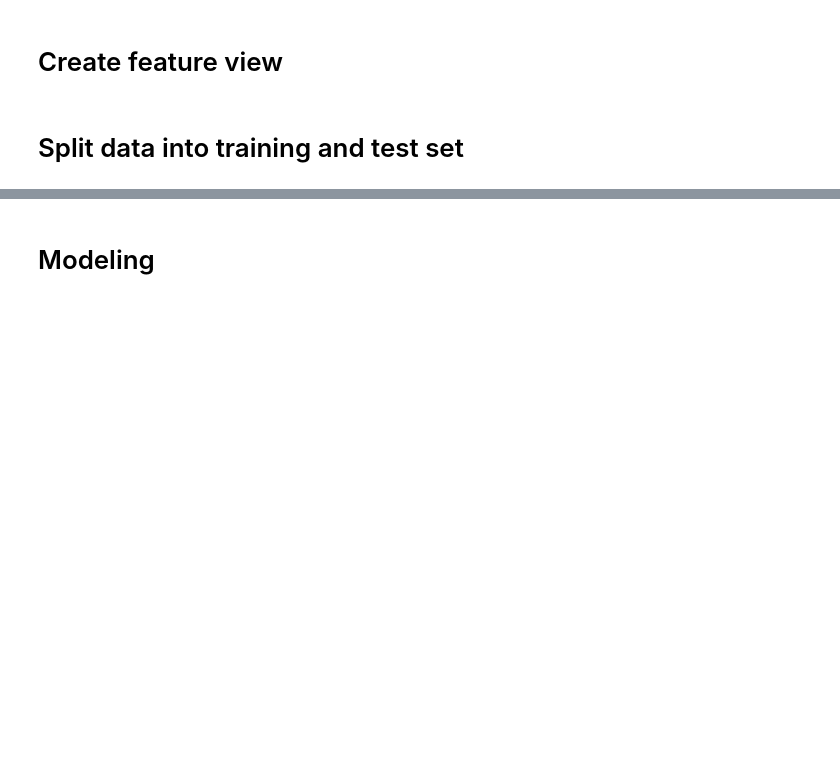
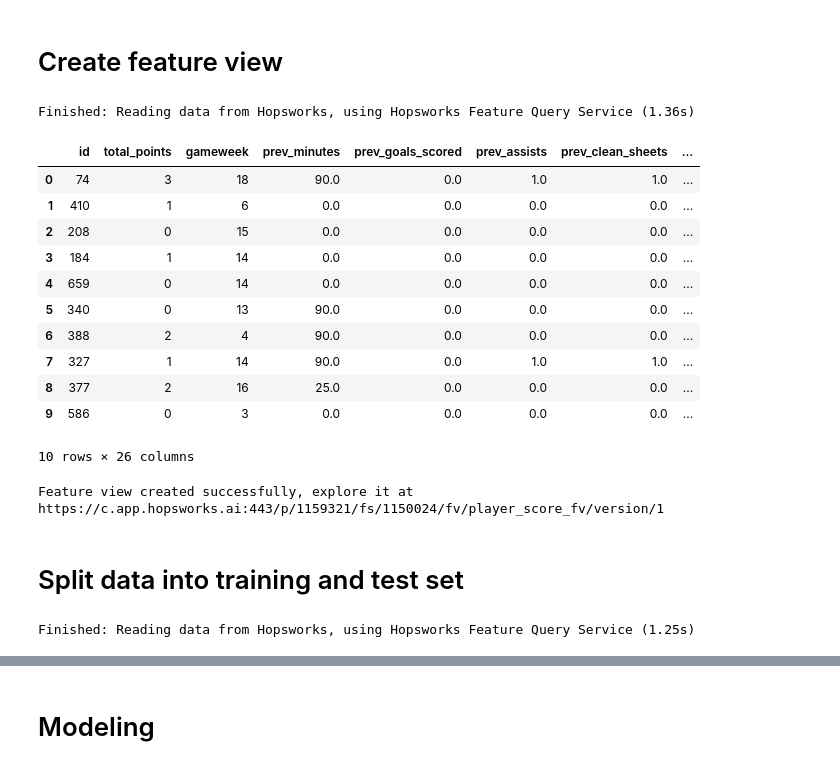
Before and after one commit to RubenvanGemeren/ID2223-Scalable-Machine-Learning, a Jupyter notebook: fpl_project/3_fpl_training_pipeline.ipynb, the cells around one changed output, grey strips where cells are left out. Saved outputs shown, nothing was run; the diff lists cells and outputs as text; code cells hidden in the pictures; blank space fills up the shorter version.

Commit message:
updated hopsworks version and copied util file
plotting not working yet

```diff
--- a/fpl_project/3_fpl_training_pipeline.ipynb
+++ b/fpl_project/3_fpl_training_pipeline.ipynb
@@ -48,8 +45,22 @@ TypeError: FeatureStore.__init__() missing 1 required positional argument: 'hive
 # Create feature view
 # %%
 # Select features
-selected_features = player_fg.selectAll()
+selected_features = player_fg.select_all()
 selected_features.show(10)
+# %% [output]
+Finished: Reading data from Hopsworks, using Hopsworks Feature Query Service (1.36s)
+|  | id | total_points | gameweek | prev_minutes | prev_goals_scored | prev_assists | prev_clean_sheets | ... |
+| 0 | 74 | 3 | 18 | 90.0 | 0.0 | 1.0 | 1.0 | ... |
+| 1 | 410 | 1 | 6 | 0.0 | 0.0 | 0.0 | 0.0 | ... |
+| 2 | 208 | 0 | 15 | 0.0 | 0.0 | 0.0 | 0.0 | ... |
+| 3 | 184 | 1 | 14 | 0.0 | 0.0 | 0.0 | 0.0 | ... |
+| 4 | 659 | 0 | 14 | 0.0 | 0.0 | 0.0 | 0.0 | ... |
+| 5 | 340 | 0 | 13 | 90.0 | 0.0 | 0.0 | 0.0 | ... |
+| 6 | 388 | 2 | 4 | 90.0 | 0.0 | 0.0 | 0.0 | ... |
+| 7 | 327 | 1 | 14 | 90.0 | 0.0 | 1.0 | 1.0 | ... |
+| 8 | 377 | 2 | 16 | 25.0 | 0.0 | 0.0 | 0.0 | ... |
+| 9 | 586 | 0 | 3 | 0.0 | 0.0 | 0.0 | 0.0 | ... |
+10 rows × 26 columns
 # %%
 # Create feature view
 feature_view = fs.get_or_create_feature_view(
@@ -59,11 +70,16 @@ feature_view = fs.get_or_create_feature_view(
     labels=['total_points'],
     query=selected_features,
 )
+# %% [output]
+Feature view created successfully, explore it at
+https://c.app.hopsworks.ai:443/p/1159321/fs/1150024/fv/player_score_fv/version/1
 # %% [markdown]
 # Split data into training and test set
 # %%
 X_train, X_test, y_train, y_test = feature_view.train_test_split(
     test_size=0.2
 )
+# %% [output]
+Finished: Reading data from Hopsworks, using Hopsworks Feature Query Service (1.25s)
 # %%
 X_train
```
Also changed, not shown: parts of 7 cells of this notebook, 1 other file.
